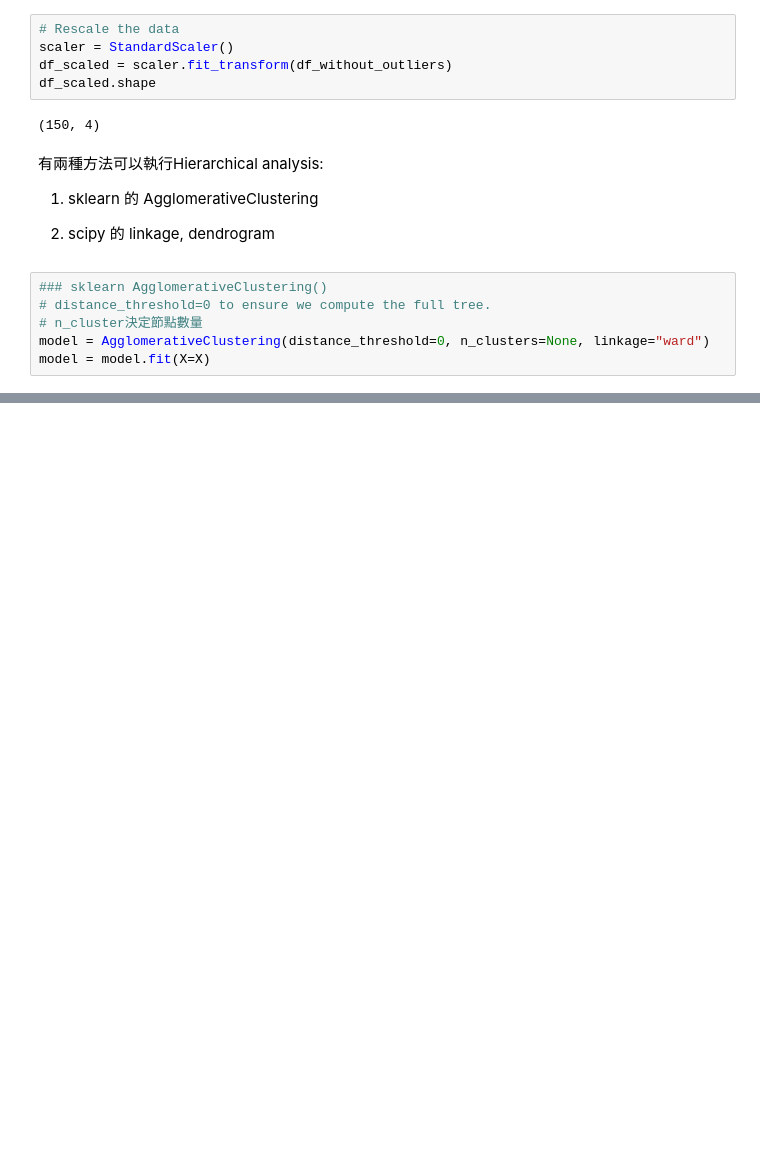
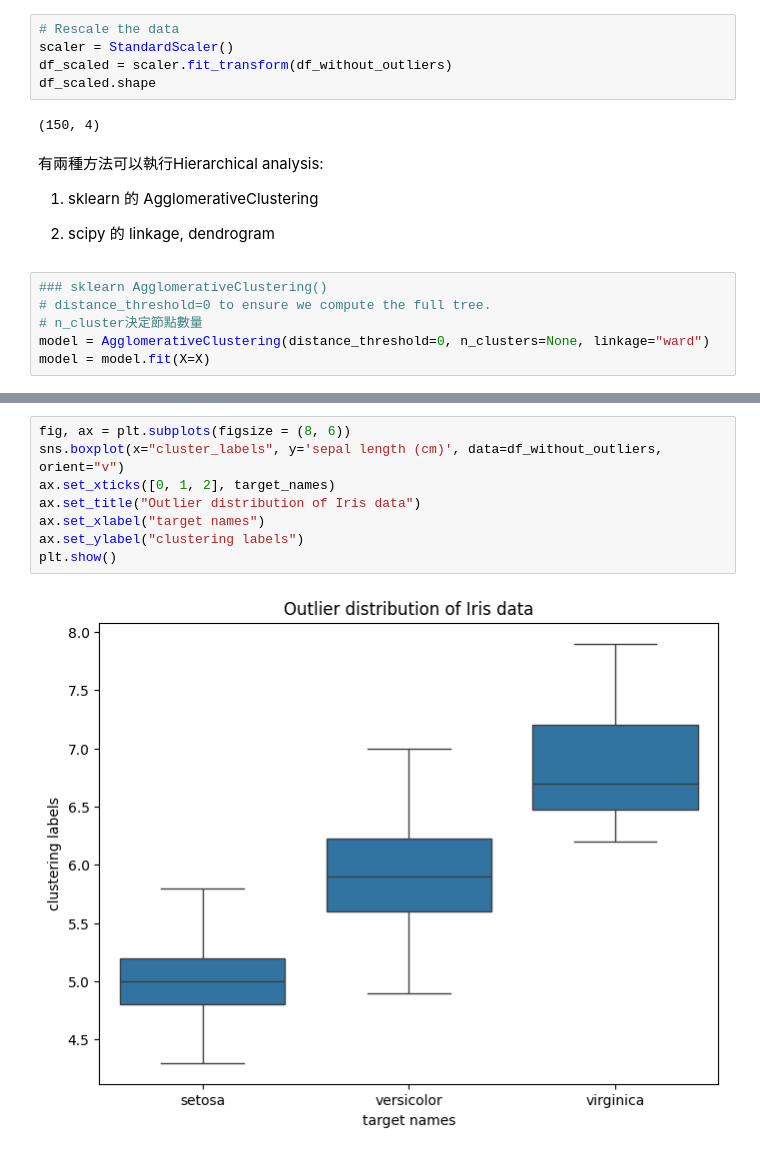
Before and after one commit to ShiShanLiu/DataAnalyst_FromOneDaytoDayOne, a Jupyter notebook: hierarchical_clustering.ipynb, the cells around one changed output, grey strips where cells are left out. Cells and saved outputs as stored; diff of their text form; blank space fills up the shorter version.

```diff
--- a/hierarchical_clustering.ipynb
+++ b/hierarchical_clustering.ipynb
@@ -132,0 +150,10 @@ plt.show()
+# %%
+fig, ax = plt.subplots(figsize = (8, 6))
+sns.boxplot(x="cluster_labels", y='sepal length (cm)', data=df_without_outliers, orient="v")
+ax.set_xticks([0, 1, 2], target_names)
+ax.set_title("Outlier distribution of Iris data")
+ax.set_xlabel("target names")
+ax.set_ylabel("clustering labels")
+plt.show()
+# %% [output]
+[figure, added]
```
Also changed, not shown: parts of 4 cells of this notebook.
